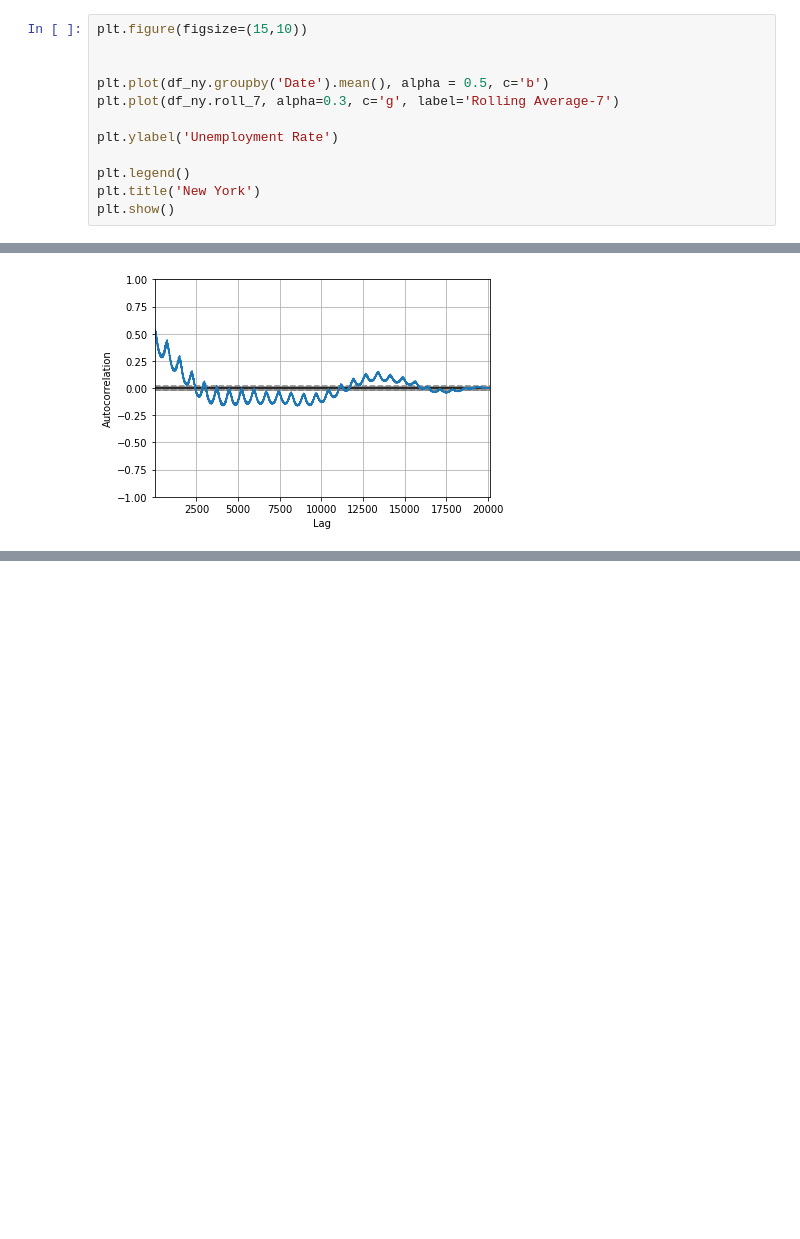
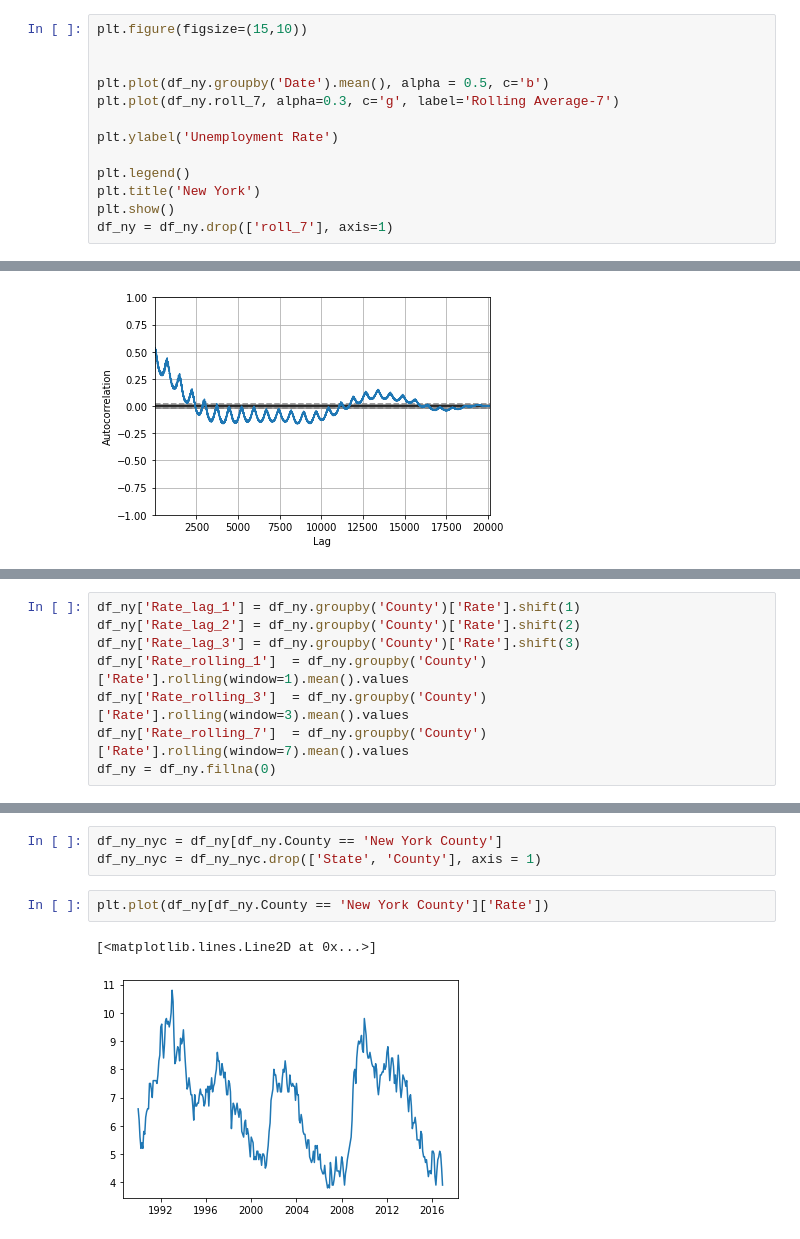
Before and after one commit to ArthDh/ECE-225, a Jupyter notebook: notebooks/reg_testing2.ipynb, the cells around one changed output, grey strips where cells are left out. Drawn from its saved outputs; the diff is of its cells as text; blank space fills up the shorter version.

```diff
--- a/notebooks/reg_testing2.ipynb
+++ b/notebooks/reg_testing2.ipynb
@@ -96,6 +96,7 @@ plt.ylabel('Unemployment Rate')
 plt.legend()
 plt.title('New York')
 plt.show()
+df_ny = df_ny.drop(['roll_7'], axis=1)
 # %% [output]
 [figure]
 # %%
@@ -110,0 +114,8 @@ pd.plotting.autocorrelation_plot(df_ny.Rate)
+# %%
+df_ny['Rate_lag_1'] = df_ny.groupby('County')['Rate'].shift(1)
+df_ny['Rate_lag_2'] = df_ny.groupby('County')['Rate'].shift(2)
+df_ny['Rate_lag_3'] = df_ny.groupby('County')['Rate'].shift(3)
+df_ny['Rate_rolling_1']  = df_ny.groupby('County')['Rate'].rolling(window=1).mean().values
+df_ny['Rate_rolling_3']  = df_ny.groupby('County')['Rate'].rolling(window=3).mean().values
+df_ny['Rate_rolling_7']  = df_ny.groupby('County')['Rate'].rolling(window=7).mean().values
+df_ny = df_ny.fillna(0)
@@ -110,0 +143,8 @@ pd.plotting.autocorrelation_plot(df_ny.Rate)
+# %%
+df_ny_nyc = df_ny[df_ny.County == 'New York County']
+df_ny_nyc = df_ny_nyc.drop(['State', 'County'], axis = 1)
+# %%
+plt.plot(df_ny[df_ny.County == 'New York County']['Rate'])
+# %% [output]
+[<matplotlib.lines.Line2D at 0x...>]
+[figure, added]
```
Also changed, not shown: parts of 13 cells of this notebook.
